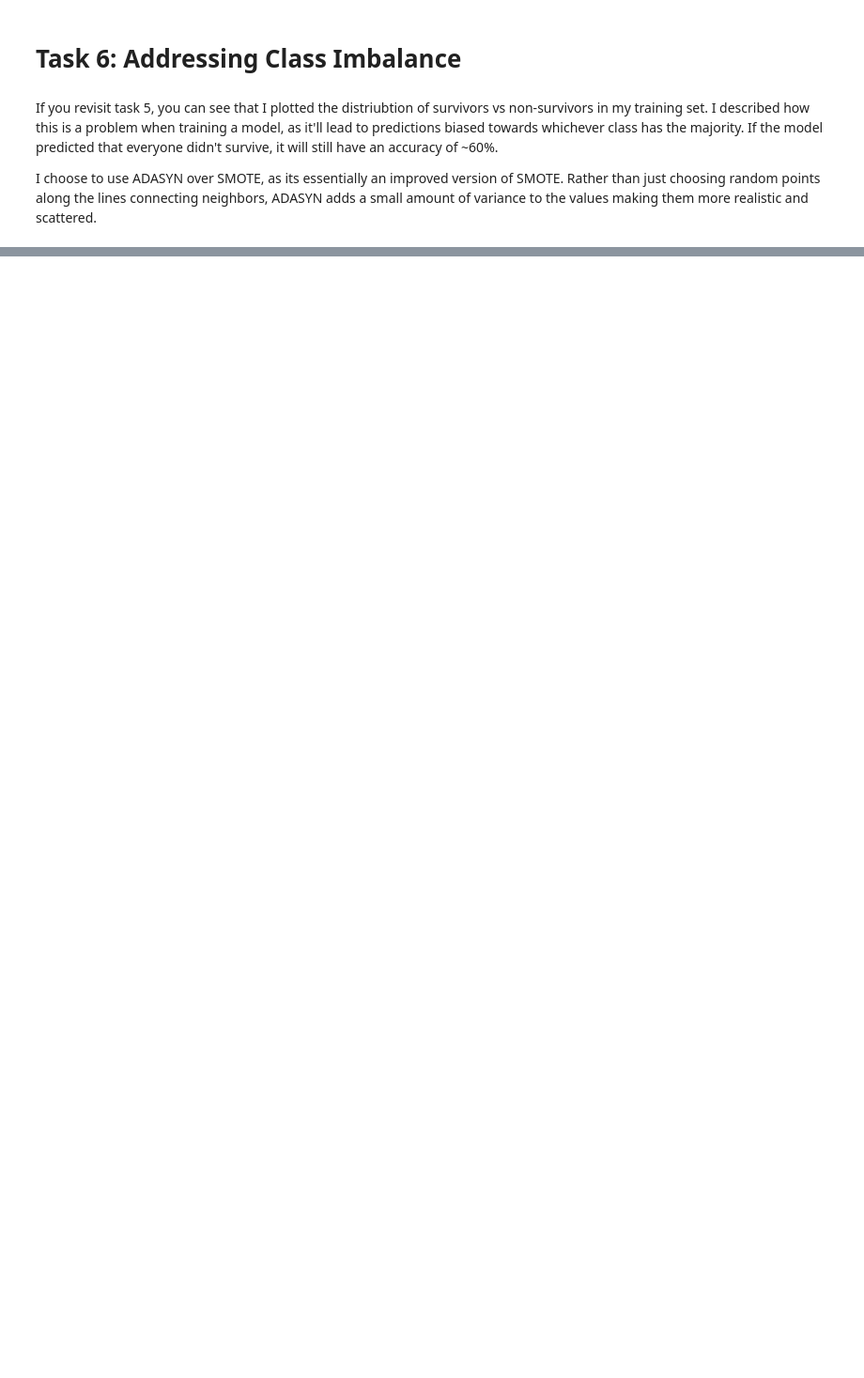
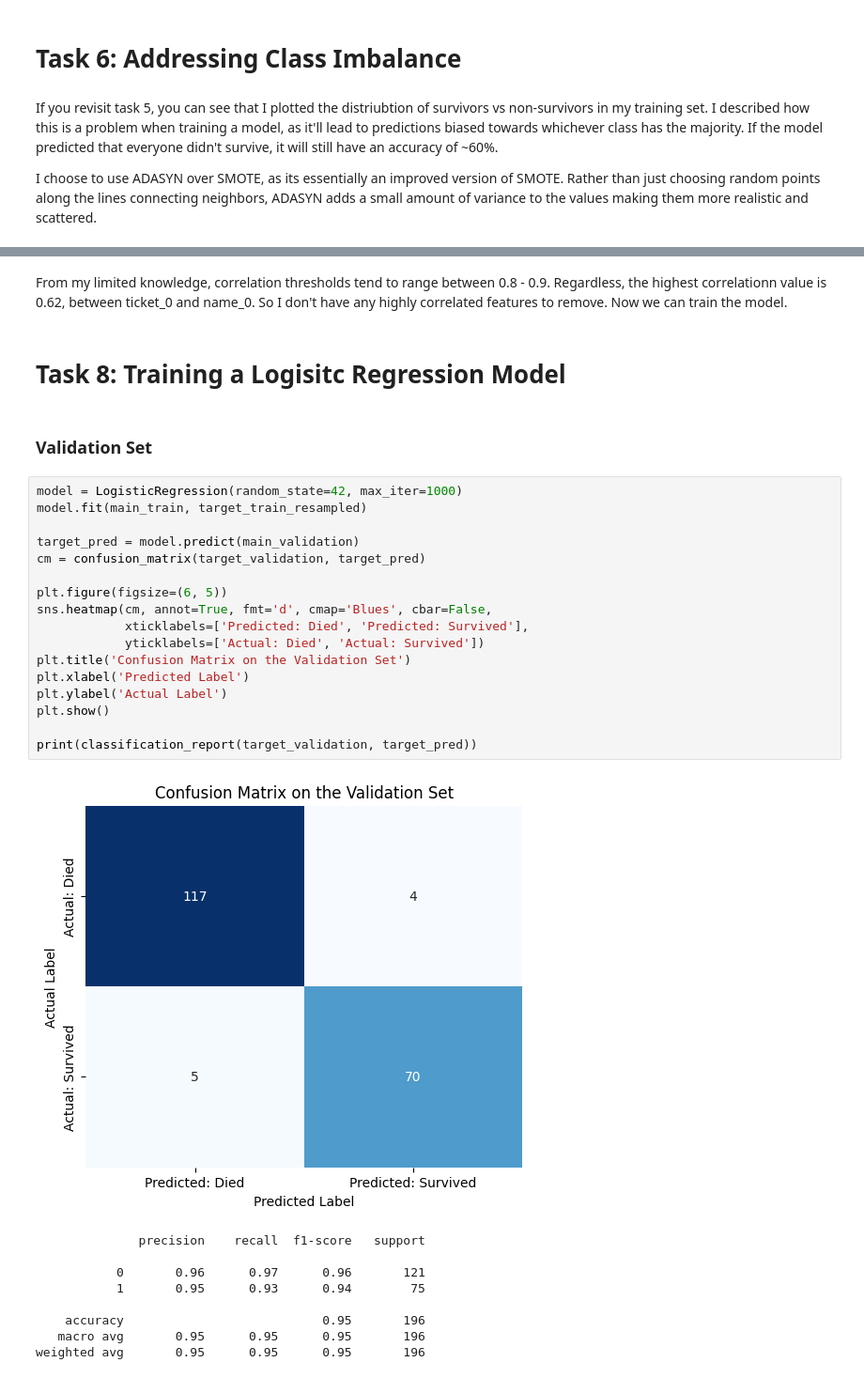
Before and after one commit to boris-gans/ML-fundamentals-2025, a Jupyter notebook: assignment_1_boris_gans.ipynb, the cells around one changed output, grey strips where cells are left out. Shown at 94% size. Drawn from its saved outputs; the diff is of its cells as text; blank space fills up the shorter version.

```diff
--- a/assignment_1_boris_gans.ipynb
+++ b/assignment_1_boris_gans.ipynb
@@ -419,0 +459,33 @@ print(f"After resampling: {Counter(target_train_resampled)}")
+# %% [markdown]
+From my limited knowledge, correlation thresholds tend to range between 0.8 - 0.9. Regardless, the highest correlationn value is 0.62, between ticket_0 and name_0. So I don't have any highly correlated features to remove. Now we can train the model.
+# %% [markdown]
+# Task 8: Training a Logisitc Regression Model
+# %% [markdown]
+### Validation Set
+# %%
+model = LogisticRegression(random_state=42, max_iter=1000)
+model.fit(main_train, target_train_resampled)
+
+target_pred = model.predict(main_validation)
+cm = confusion_matrix(target_validation, target_pred)
+
+plt.figure(figsize=(6, 5))
+sns.heatmap(cm, annot=True, fmt='d', cmap='Blues', cbar=False,
+            xticklabels=['Predicted: Died', 'Predicted: Survived'],
+            yticklabels=['Actual: Died', 'Actual: Survived'])
+plt.title('Confusion Matrix on the Validation Set')
+plt.xlabel('Predicted Label')
+plt.ylabel('Actual Label')
+plt.show()
+
+print(classification_report(target_validation, target_pred))
+# %% [output]
+[figure, added]
+              precision    recall  f1-score   support
+
+           0       0.96      0.97      0.96       121
+           1       0.95      0.93      0.94        75
+
+    accuracy                           0.95       196
+   macro avg       0.95      0.95      0.95       196
+weighted avg       0.95      0.95      0.95       196
```
Also changed, not shown: parts of 11 cells of this notebook.
